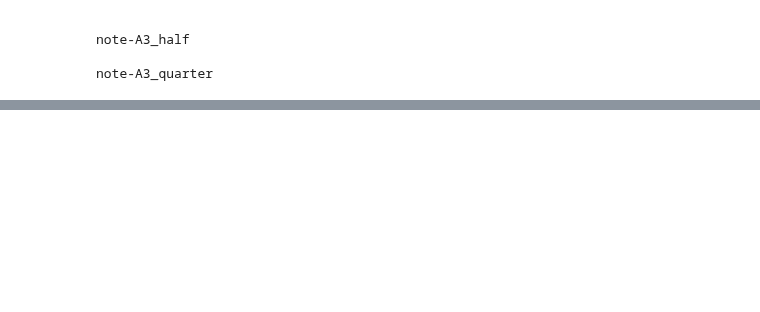
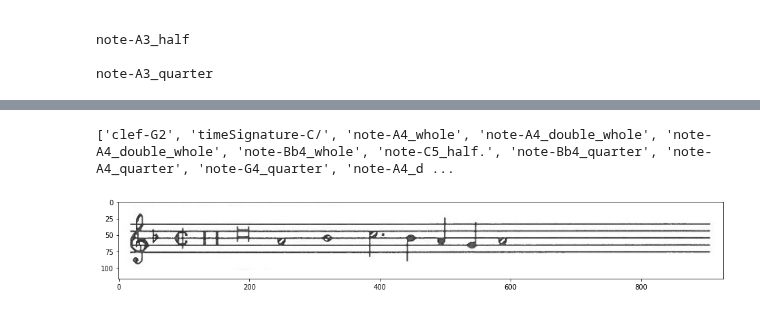
Before and after one commit to joheras/MusicaCatedralStoDomingoIER, a Jupyter notebook: Notebooks/SacarMúsica/tf_deep_omr.ipynb, the cells around one changed output, grey strips where cells are left out. Cells and saved outputs as stored; diff of their text form; code cells hidden in the pictures; blank space fills up the shorter version.

```diff
--- a/Notebooks/SacarMúsica/tf_deep_omr.ipynb
+++ b/Notebooks/SacarMúsica/tf_deep_omr.ipynb
@@ -54,0 +74,10 @@ note-A3_quarter
+# %%
+pent = cv2.imread('/content/dataset/test/images/pent101.jpg')
+fig, ax = plt.subplots(1,1,figsize=(16,16))
+a = !python '/content/tf-end-to-end/ctc_predict.py' -image '/content/dataset/test/images/pent101.jpg' -model '/content/semantic_model.meta' -vocabulary '/content/tf-end-to-end/Data/vocabulary_semantic.txt'
+print(a[-1])
+ax.imshow(pent)
+plt.show()
+# %% [output]
+['clef-G2', 'timeSignature-C/', 'note-A4_whole', 'note-A4_double_whole', 'note-A4_double_whole', 'note-Bb4_whole', 'note-C5_half.', 'note-Bb4_quarter', 'note-A4_quarter', 'note-G4_quarter', 'note-A4_d ...
+[figure, added]
```
Also changed, not shown: parts of 13 cells of this notebook.
